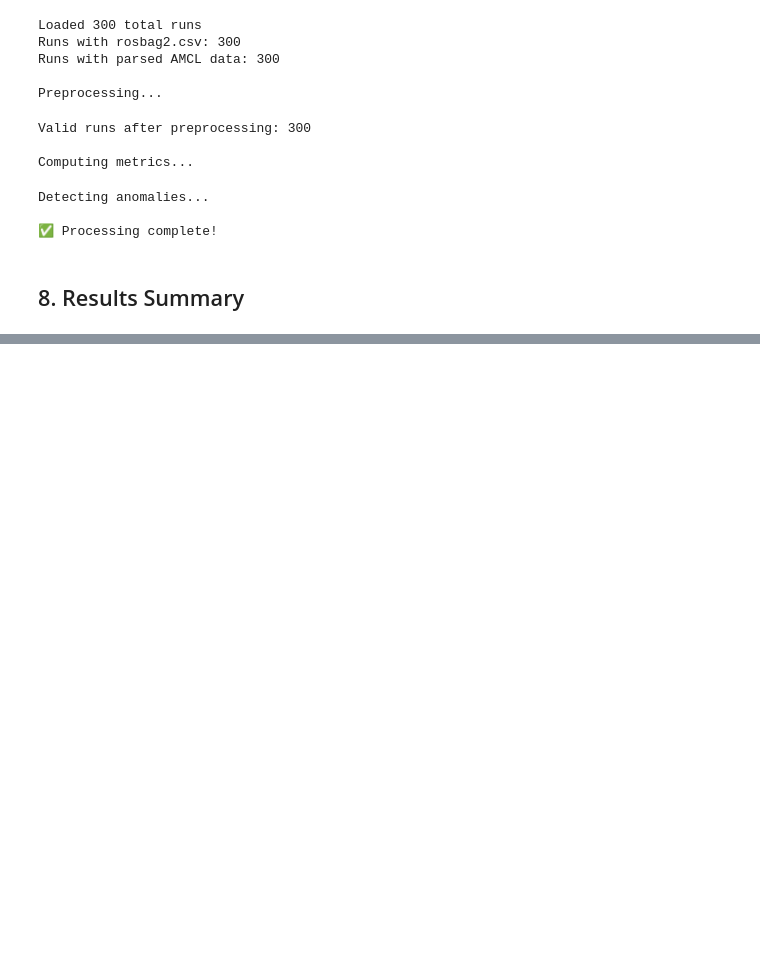
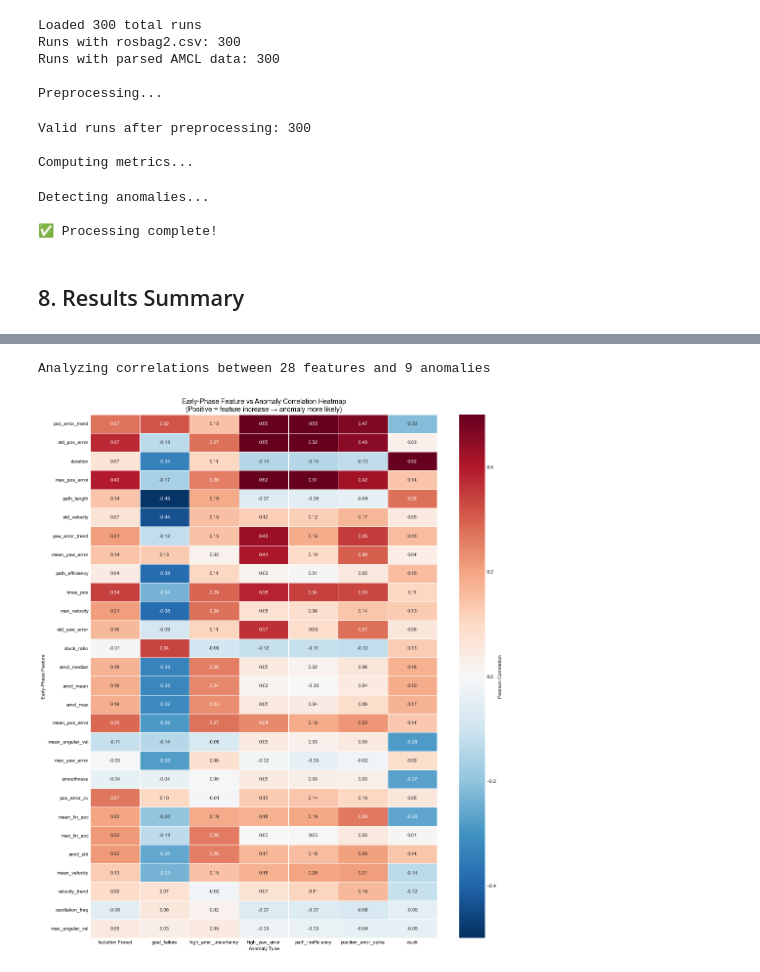
Before and after one commit to nasimpc/Robot-Navigation-Anomaly-Detection-and-Causal-Analysis, a Jupyter notebook: assignment2/team_02_assignment02.ipynb, the cells around one changed output, grey strips where cells are left out. Cells and saved outputs as stored; diff of their text form; code cells hidden in the pictures; blank space fills up the shorter version.

```diff
--- a/assignment2/team_02_assignment02.ipynb
+++ b/assignment2/team_02_assignment02.ipynb
@@ -1306,9 +1275,0 @@ else:
-# %%
-# Save summary to CSV
-summary_df.to_csv('analysis_summary.csv', index=False)
-print('Summary saved to analysis_summary.csv')
-
-# List generated figures
-print('\nGenerated figures in images/:')
-for f in IMAGES_PATH.glob('*.png'):
-    print(f'  - {f.name}')
@@ -1331,0 +1281,70 @@ Generated figures in images/:
+# %%
+# =====================================================================
+# 10.3 CORRELATION ANALYSIS: EARLY FEATURES vs ANOMALIES
+# =====================================================================
+
+# Define feature columns (exclude identifiers and anomaly labels)
+feature_cols = [c for c in early_features_df.columns
+                if c.startswith('early_') and not c.startswith('early_fraction')]
+anomaly_cols = [f'anom__{lab}' for lab in ANOM_LABELS]
+
+print(f"Analyzing correlations between {len(feature_cols)} features and {len(anomaly_cols)} anomalies\n")
+
+# Compute correlation matrix between features and anomalies
+corr_data = []
+for feat in feature_cols:
+    for anom_col in anomaly_cols:
+        anom_name = anom_col.replace('anom__', '')
+        feat_vals = early_features_df[feat].values
+        anom_vals = early_features_df[anom_col].values
+
+        # Filter valid pairs
+        valid = np.isfinite(feat_vals) & np.isfinite(anom_vals)
+        if valid.sum() < 20:
+            continue
+
+        # Compute point-biserial correlation (Pearson with binary variable)
+        corr, pval = stats.pearsonr(feat_vals[valid], anom_vals[valid])
+
+        corr_data.append({
+            'feature': feat.replace('early_', ''),
+            'anomaly': anom_name,
+            'correlation': corr,
+            'p_value': pval,
+            'significant': pval < 0.05,
+            'abs_corr': abs(corr)
+        })
+
+corr_df = pd.DataFrame(corr_data)
+
+# Create correlation heatmap
+corr_pivot = corr_df.pivot_table(index='feature', columns='anomaly', values='correlation', aggfunc='mean')
+
+# Sort features by maximum absolute correlation
+feat_importance = corr_df.groupby('feature')['abs_corr'].max().sort_values(ascending=False)
+corr_pivot = corr_pivot.reindex(feat_importance.index)
+
+plt.figure(figsize=(14, 16))
+mask = corr_pivot.isna()
+sns.heatmap(corr_pivot, annot=True, fmt='.2f', cmap='RdBu_r', center=0,
+            vmin=-0.5, vmax=0.5, mask=mask, linewidths=0.5,
+            cbar_kws={'label': 'Pearson Correlation'})
+plt.title('Early-Phase Feature vs Anomaly Correlation Heatmap\n(Positive = feature increase → anomaly more likely)', fontsize=14)
+plt.xlabel('Anomaly Type')
+plt.ylabel('Early-Phase Feature')
+plt.tight_layout()
+plt.savefig(IMAGES_PATH / 'early_feature_anomaly_correlation.png', dpi=150, **SAVEFIG_KW)
+plt.show()
+
+# Show top correlations per anomaly
+print("\nTop 5 most predictive features per anomaly (by |correlation|):")
+for anom in ANOM_LABELS:
+    anom_corrs = corr_df[corr_df['anomaly'] == anom].nlargest(5, 'abs_corr')
+    if len(anom_corrs) > 0:
+        print(f"\n{anom}:")
+        for _, row in anom_corrs.iterrows():
+            sig = "***" if row['p_value'] < 0.001 else "**" if row['p_value'] < 0.01 else "*" if row['p_value'] < 0.05 else ""
+            print(f"  {row['feature']:30s}: r={row['correlation']:+.3f} {sig}")
+# %% [output]
+Analyzing correlations between 28 features and 9 anomalies
+[figure, added]
```
Also changed, not shown: parts of 31 cells of this notebook, 16 other files.
